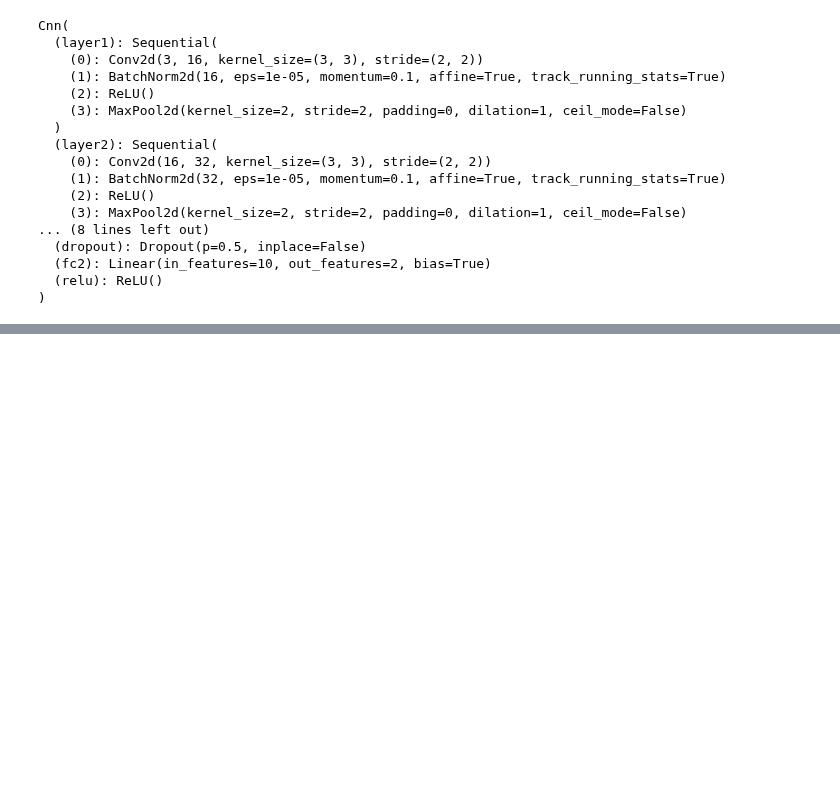
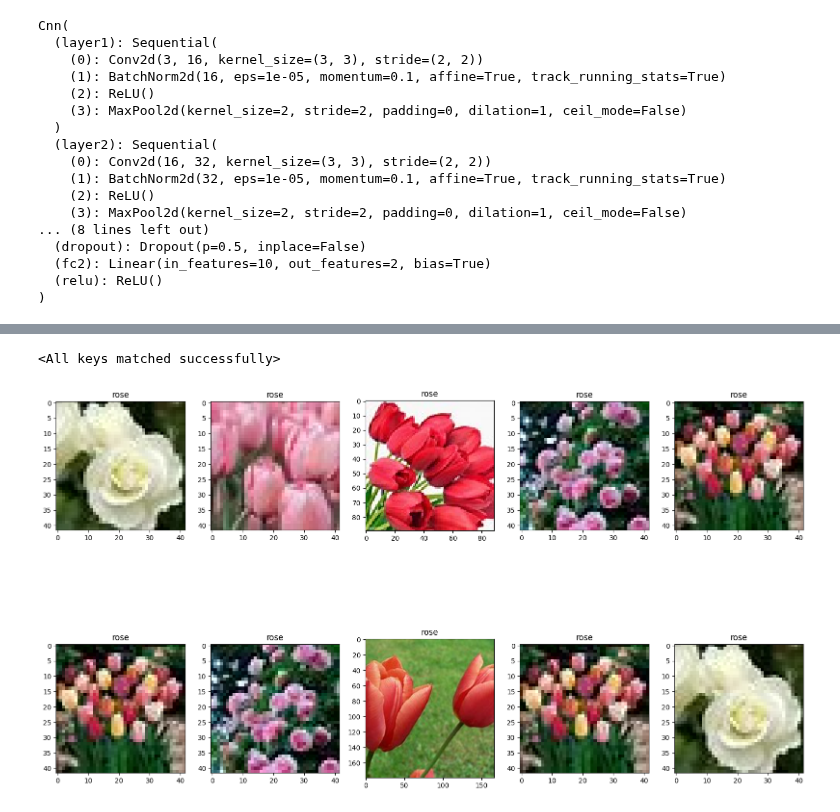
Before and after one commit to itsecd/python, a Jupyter notebook: Lab5/model.ipynb, the cells around one changed output, grey strips where cells are left out. Saved outputs shown, nothing was run; the diff lists cells and outputs as text; code cells hidden in the pictures; blank space fills up the shorter version.

Commit message:
all my flowers=rose((

```diff
--- a/Lab5/model.ipynb
+++ b/Lab5/model.ipynb
@@ -287,0 +324,7 @@ rose_probs
+# %%
+idx = list(i for i in range(len(rose_probs)))
+prob = list(map(lambda x: x[1],rose_probs))
+# %%
+submission = pd.DataFrame({'id':idx,'label':prob})
+submission.to_csv('result.csv',index=False)
+submission
@@ -287,0 +347,28 @@ rose_probs
+# %%
+mymodel = Cnn()
+mymodel.load_state_dict(torch.load(os.path.join("D:\Lab on python\Lab_1_var_4\Lab5", "weight.pt")))
+# %% [output]
+<All keys matched successfully>
+# %%
+id_list = []
+class_ = {0: 'rose', 1: 'tulip'}
+
+fig, axes = plt.subplots(2, 5, figsize=(20, 12), facecolor='w')
+
+for ax in axes.ravel():
+
+    i = random.choice(submission['id'].values)
+
+    label = submission.loc[submission['id'] == i, 'label'].values[0]
+    if label > 0.5:
+        label = 1
+    else:
+        label = 0
+
+    img_path = train_list[i]
+    img = Image.open(img_path)
+
+    ax.set_title(class_[label])
+    ax.imshow(img)
+# %% [output]
+[figure, added]
```
Also changed, not shown: parts of 13 cells of this notebook, 4 other files.
